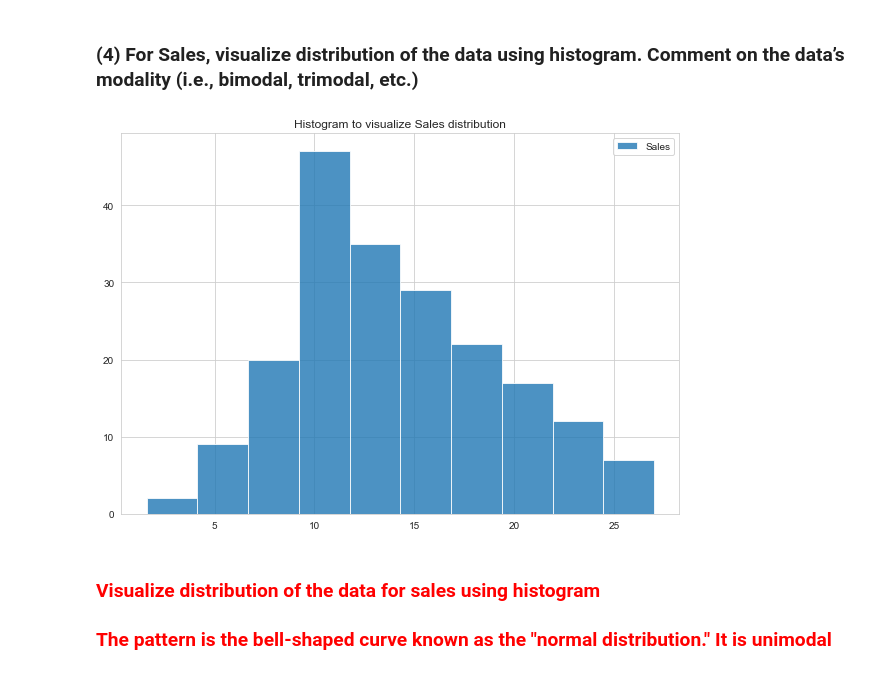
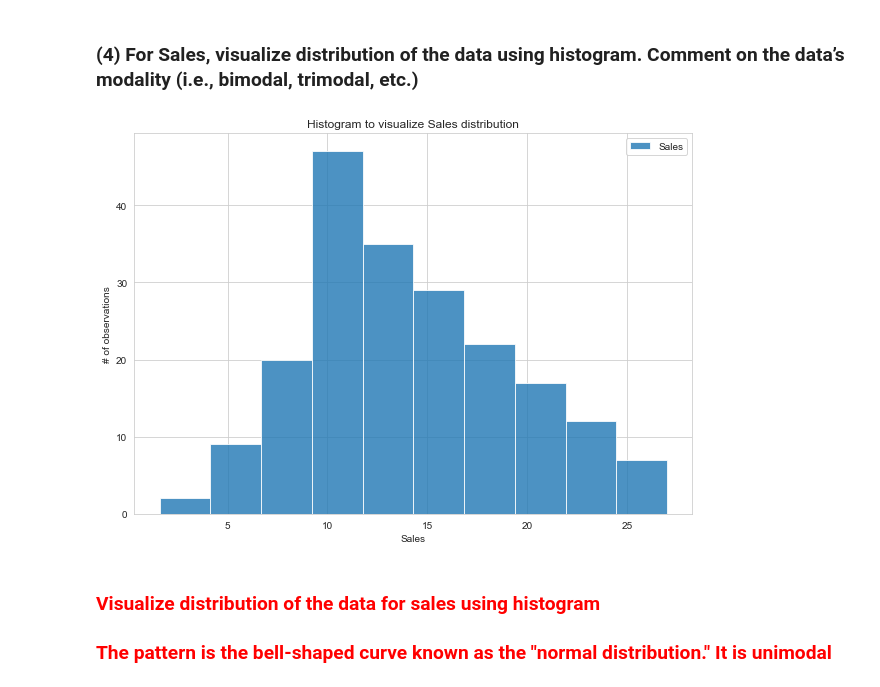
Before and after one commit to xiaomeiX/TW1-visualization, a Jupyter notebook: data_analysis.ipynb, the cells around one changed output. Saved outputs shown, nothing was run; the diff lists cells and outputs as text; code cells hidden in the pictures.

Commit message:
changes to TW1 Exploratory Data Analysis documents, histogram, scatter plots

```diff
--- a/data_analysis.ipynb
+++ b/data_analysis.ipynb
@@ -173,16 +187,16 @@ plt.show()
 # %%
 fig = plt.figure(figsize =(10, 7))
 plt.title('Histogram to visualize Sales distribution')
 plt.hist(data['Sales'],bins=10,label='Sales',alpha=0.8)
 
 plt.legend(loc='best')
 
-ax.set_xlabel("Sales")
-ax.set_ylabel("# of observations")
+plt.xlabel("Sales")
+plt.ylabel("# of observations")
 
 plt.show()
 # %% [output]
-[figure, old version]
+[figure, new version]
 # %% [markdown]
 ### <span style="color:red">Visualize distribution of the data for sales using histogram</span>
 ### <span style="color:red"> The pattern is the bell-shaped curve known as the "normal distribution." It is unimodal</span>
```
Also changed, not shown: parts of 3 cells of this notebook, 1 other file.
